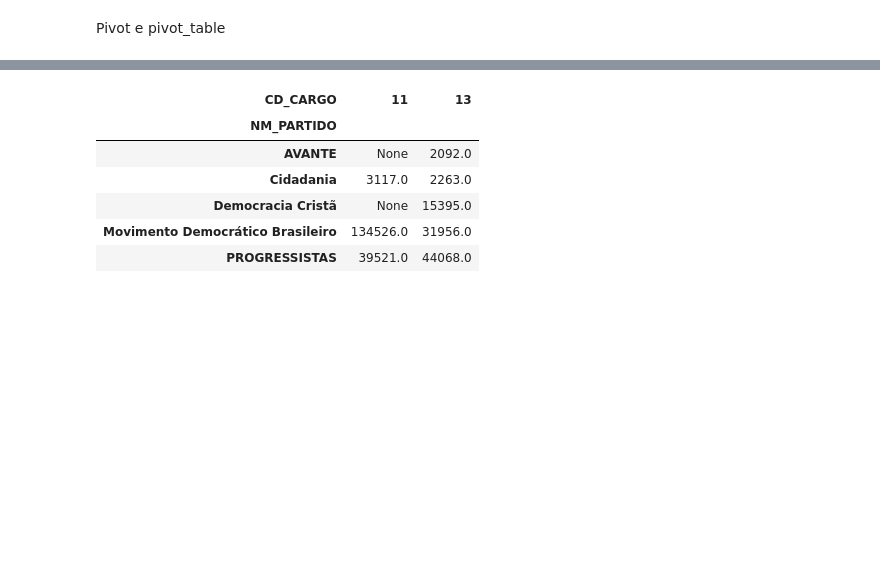
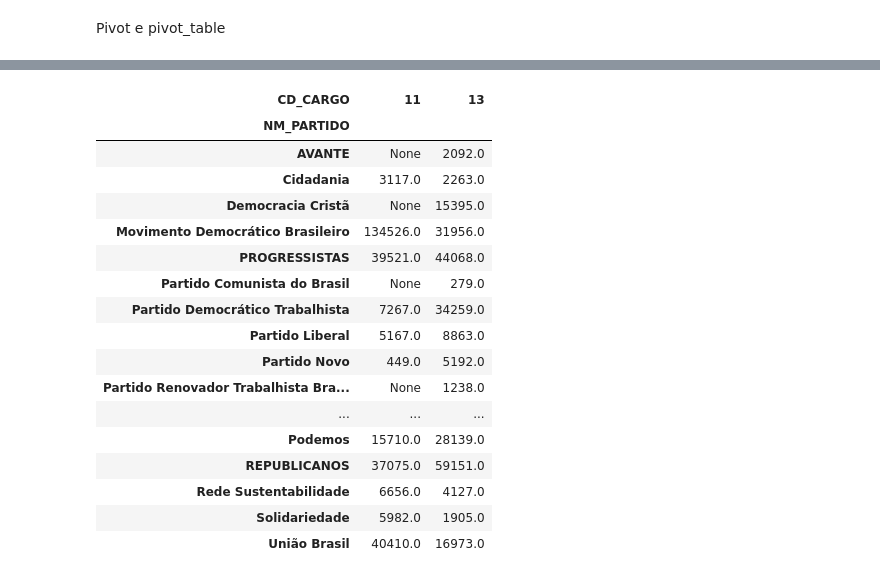
Before and after one commit to LeonardoVS-dev/Fundamentos, a Jupyter notebook: pivot.ipynb, the cells around one changed output, grey strips where cells are left out. Saved outputs shown, nothing was run; the diff lists cells and outputs as text; code cells hidden in the pictures; blank space fills up the shorter version.

```diff
--- a/pivot.ipynb
+++ b/pivot.ipynb
@@ -17,20 +29,31 @@ tabela_eleicao.drop(["NM_MUNICIPIO", "NR_ZONA", "NM_CANDIDATO", "NM_URNA_CANDIDA
 # %%
 # Aplicação do pivot_table, com base na tabela anterior
 
-# Aqui, ele mostra a soma de votos de todos os candidatos a vereador e
+# Aqui, ele mostra a soma (através do aggfunc) de votos de todos os candidatos a vereador e
 # prefeito por nome do partido, com o pivot_table atuando para mostrar os
 # códigos de cargo como colunas
-a = tabela_eleicao.pivot_table(index="NM_PARTIDO", columns="CD_CARGO", values="QT_VOTOS_NOMINAIS", aggfunc="sum").head(5)
+a = tabela_eleicao.pivot_table(index="NM_PARTIDO", columns="CD_CARGO", values="QT_VOTOS_NOMINAIS", aggfunc="sum")#.head(5)
 
 # Essa linha, através do Numpy, serve para trocar todos os NaN (dos candidatos que não receberam
 # votos) por None.
 replaced_df = a.replace({np.nan: None})
 replaced_df
 # %% [output]
 | CD_CARGO | 11 | 13 |
 | NM_PARTIDO |  |  |
 | AVANTE | None | 2092.0 |
 | Cidadania | 3117.0 | 2263.0 |
 | Democracia Cristã | None | 15395.0 |
 | Movimento Democrático Brasileiro | 134526.0 | 31956.0 |
 | PROGRESSISTAS | 39521.0 | 44068.0 |
+| Partido Comunista do Brasil | None | 279.0 |
+| Partido Democrático Trabalhista | 7267.0 | 34259.0 |
+| Partido Liberal | 5167.0 | 8863.0 |
+| Partido Novo | 449.0 | 5192.0 |
+| Partido Renovador Trabalhista Bra... | None | 1238.0 |
+| ... | ... | ... |
+| Podemos | 15710.0 | 28139.0 |
+| REPUBLICANOS | 37075.0 | 59151.0 |
+| Rede Sustentabilidade | 6656.0 | 4127.0 |
+| Solidariedade | 5982.0 | 1905.0 |
+| União Brasil | 40410.0 | 16973.0 |
```
Also changed, not shown: parts of 2 cells of this notebook.
